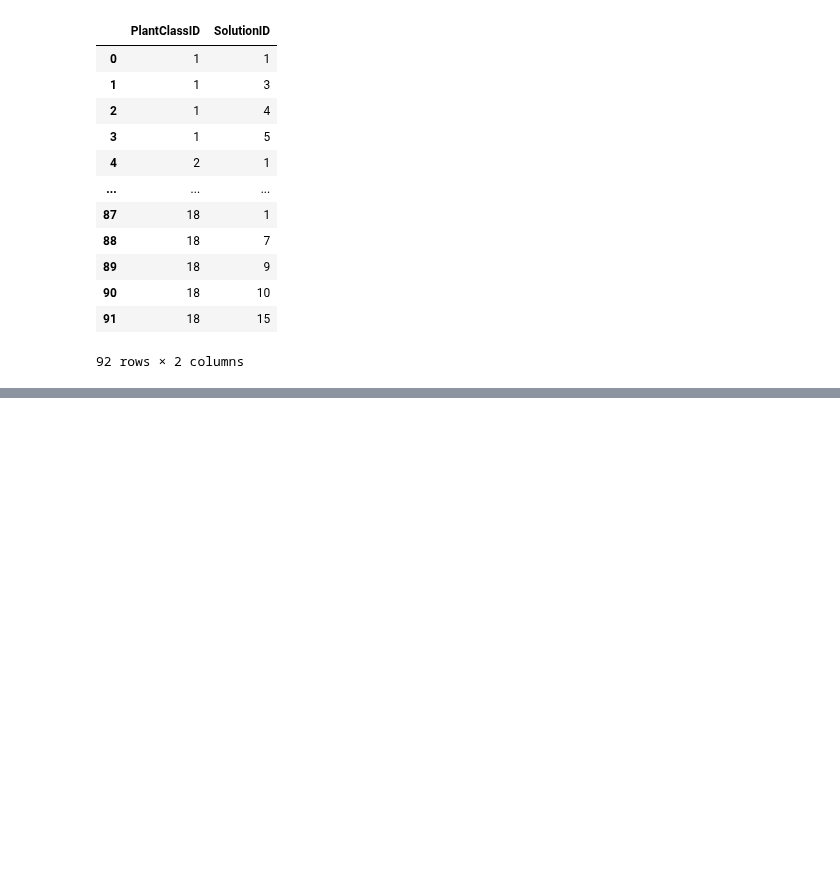
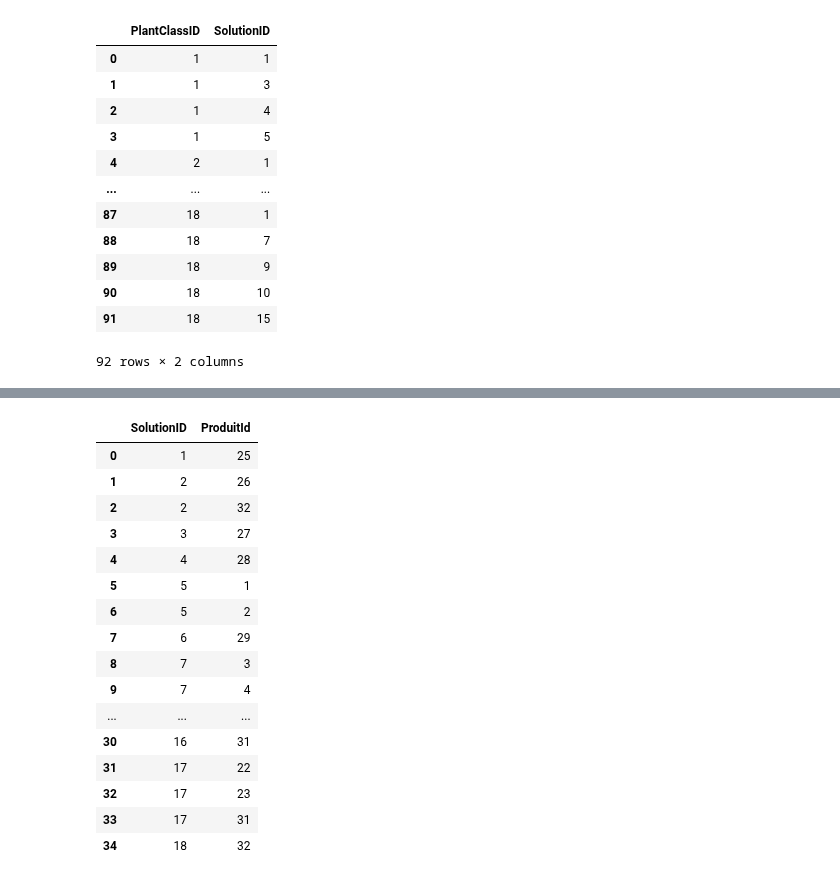
Before and after one commit to maxbhardy/happybud, a Jupyter notebook: backend/create_database.ipynb, the cells around one changed output, grey strips where cells are left out. Cells and saved outputs as stored; diff of their text form; code cells hidden in the pictures; blank space fills up the shorter version.

```diff
--- a/backend/create_database.ipynb
+++ b/backend/create_database.ipynb
@@ -73,3 +94,24 @@ class_solution_relationships
+# %%
+product_solution_relationships = pd.read_csv("tables/product_solution_relationships.csv")
+product_solution_relationships
+# %% [output]
+|  | SolutionID | ProduitId |
+| 0 | 1 | 25 |
+| 1 | 2 | 26 |
+| 2 | 2 | 32 |
+| 3 | 3 | 27 |
+| 4 | 4 | 28 |
+| 5 | 5 | 1 |
+| 6 | 5 | 2 |
+| 7 | 6 | 29 |
+| 8 | 7 | 3 |
+| 9 | 7 | 4 |
+| ... | ... | ... |
+| 30 | 16 | 31 |
+| 31 | 17 | 22 |
+| 32 | 17 | 23 |
+| 33 | 17 | 31 |
+| 34 | 18 | 32 |
 # %%
 database = pathlib.Path("plant_classes.db")
 
```
Also changed, not shown: parts of 2 cells of this notebook, 4 other files.
